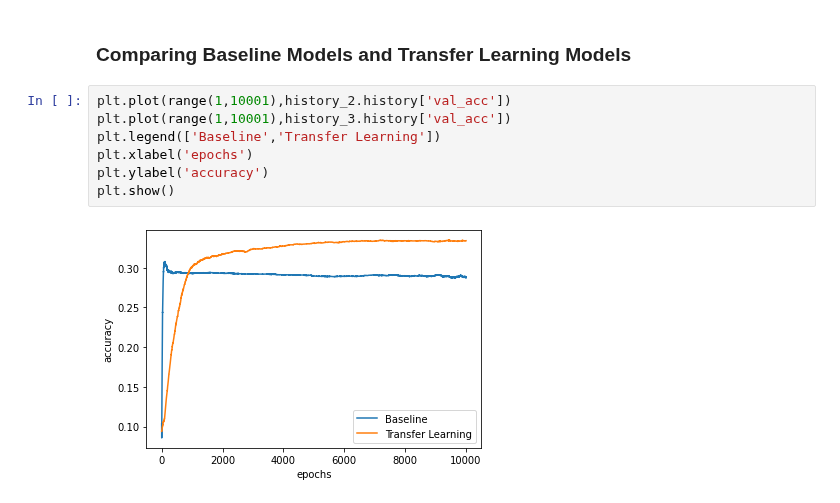
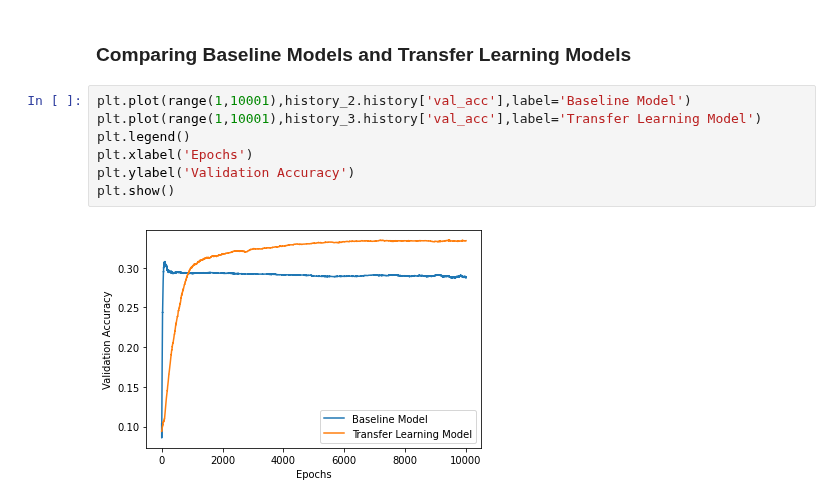
Before and after one commit to ram130849/Deep_Learning_Systems, a Jupyter notebook: TensorFlow/Sushant/DLS_Assignment_3_Part2.ipynb, the cells around one changed output. Saved outputs shown, nothing was run; the diff lists cells and outputs as text.

```diff
--- a/TensorFlow/Sushant/DLS_Assignment_3_Part2.ipynb
+++ b/TensorFlow/Sushant/DLS_Assignment_3_Part2.ipynb
@@ -385,11 +384,11 @@ transfer_learning_model.save(path_3)
 # %% [markdown]
 ### Comparing Baseline Models and Transfer Learning Models
 # %%
-plt.plot(range(1,10001),history_2.history['val_acc'])
-plt.plot(range(1,10001),history_3.history['val_acc'])
-plt.legend(['Baseline','Transfer Learning'])
-plt.xlabel('epochs')
-plt.ylabel('accuracy')
+plt.plot(range(1,10001),history_2.history['val_acc'],label='Baseline Model')
+plt.plot(range(1,10001),history_3.history['val_acc'],label='Transfer Learning Model')
+plt.legend()
+plt.xlabel('Epochs')
+plt.ylabel('Validation Accuracy')
 plt.show()
 # %% [output]
-[figure, old version]
+[figure, new version]
```
Also changed, not shown: parts of 1 cell of this notebook.
